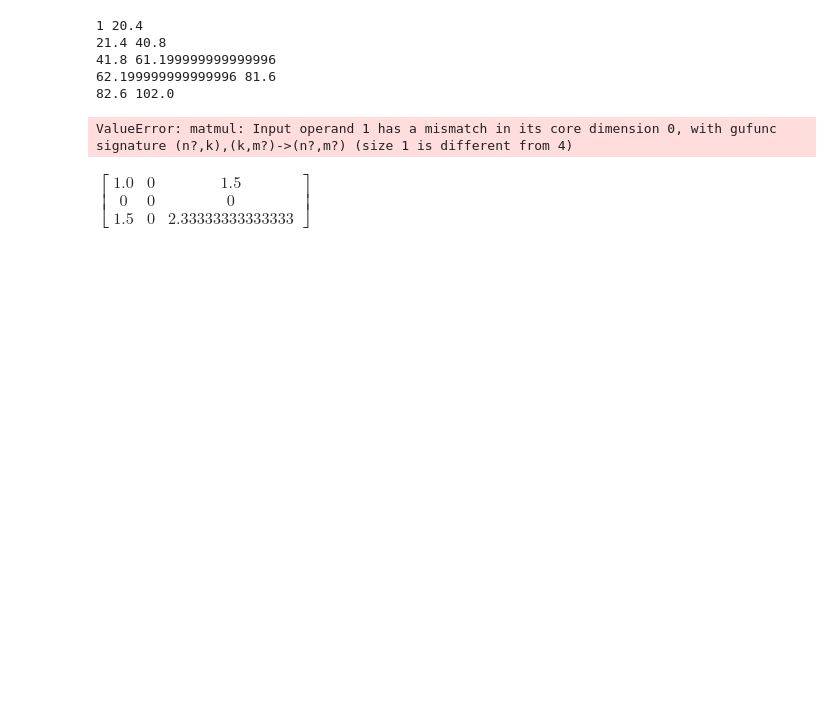
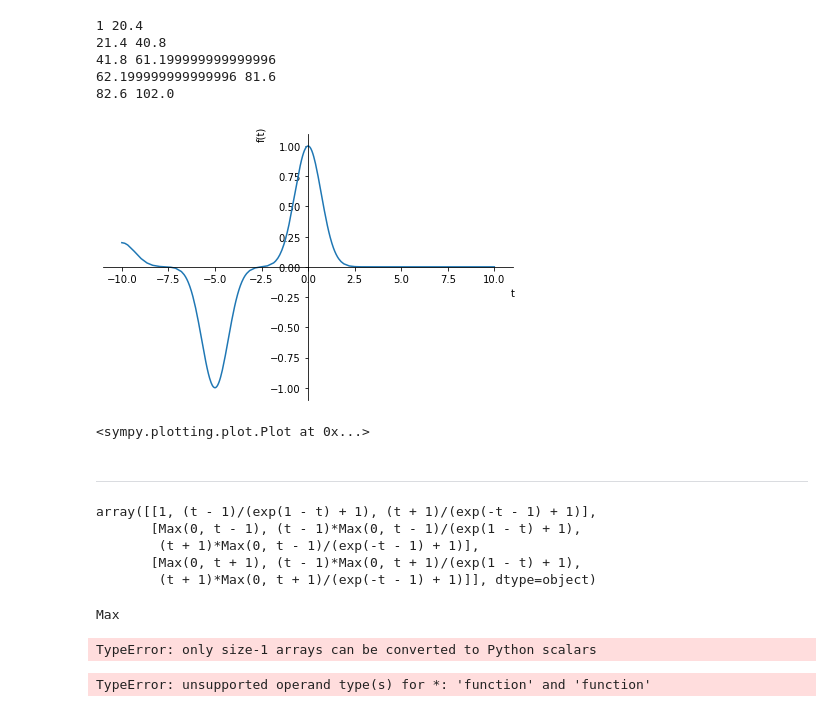
Before and after one commit to TedOiler/dexpy, a Jupyter notebook: test_functional.ipynb, the cells around one changed output. Saved outputs shown, nothing was run; the diff lists cells and outputs as text; code cells hidden in the pictures; blank space fills up the shorter version.

Commit message:
added numerical solution to symbolic ones

```diff
--- a/test_functional.ipynb
+++ b/test_functional.ipynb
@@ -162,23 +161,38 @@ divide(102,5)
 # %%
 import sympy as smp
 from basis import *
 t = smp.symbols('t')
 
-c_t = gaussian_k(x=t, centers=[0, 5, 10], h=1)
+c_t = gaussian_k(x=t, centers=[0, 5, 10], h=1).reshape((-1,))
 w_c_t = [0, 1, -1, 0.2]
 
-
-
-
-smp.plot(w_c_t @ c_t.T)
+smp.plot(w_c_t @ c_t)
 # %% [output]
+[figure, added]
-ValueError: matmul: Input operand 1 has a mismatch in its core dimension 0, with gufunc signature (n?,k),(k,m?)->(n?,m?) (size 1 is different from 4)
+<sympy.plotting.plot.Plot at 0x...>
+# %% [markdown]
+---
 # %%
+import time
+T = smp.symbols('T')
+t = smp.symbols('t')
+
 c_t = relu(t, centers=[-1,1])
-b_t = relu(t, centers=[-1,1])
-
-# scaling = evaluate(c_t, b_t)
+b_t = swish(t, centers=[-1,1])
+mult = c_t @ b_t.T
+mult
+# %% [output]
+array([[1, (t - 1)/(exp(1 - t) + 1), (t + 1)/(exp(-t - 1) + 1)],
+       [Max(0, t - 1), (t - 1)*Max(0, t - 1)/(exp(1 - t) + 1),
+        (t + 1)*Max(0, t - 1)/(exp(-t - 1) + 1)],
+       [Max(0, t + 1), (t - 1)*Max(0, t + 1)/(exp(1 - t) + 1),
+        (t + 1)*Max(0, t + 1)/(exp(-t - 1) + 1)]], dtype=object)
 # %%
-smp.Matrix(c_t @ b_t.T).integrate((t, 0, 1)).evalf()
+start = time.time()
+MM = smp.Matrix(mult).integrate((t,0,1)).evalf()
+end = time.time()
+MM
-# %% [output]
-$\displaystyle \left[\begin{matrix}1.0 & 0 & 1.5\\0 & 0 & 0\\1.5 & 0 & 2.33333333333333\end{matrix}\right]$
+# %%
+mult[0,1]
+# %% [output]
+Max
@@ -184,0 +201,16 @@ $\displaystyle \left[\begin{matrix}1.0 & 0 & 1.5\\0 & 0 & 0\\1.5 & 0 & 2.3333333
+# %%
+f = lambda x: np.append(1, np.array(np.log(x)))
+quad(f, 1, 2)[0]
+# %% [output]
+TypeError: only size-1 arrays can be converted to Python scalars
+# %%
+f = lambda x,a : a*x
+
+f_1 = lambda x,c : max(0, x+c)
+f_2 = lambda x,c : max(0, x+c)
+
+expr = f_1()
+
+quad(f_1, 0, 1, args=(-1,))[0]
+# %% [output]
+TypeError: unsupported operand type(s) for *: 'function' and 'function'
```
Also changed, not shown: parts of 6 cells of this notebook, 1 other file.
